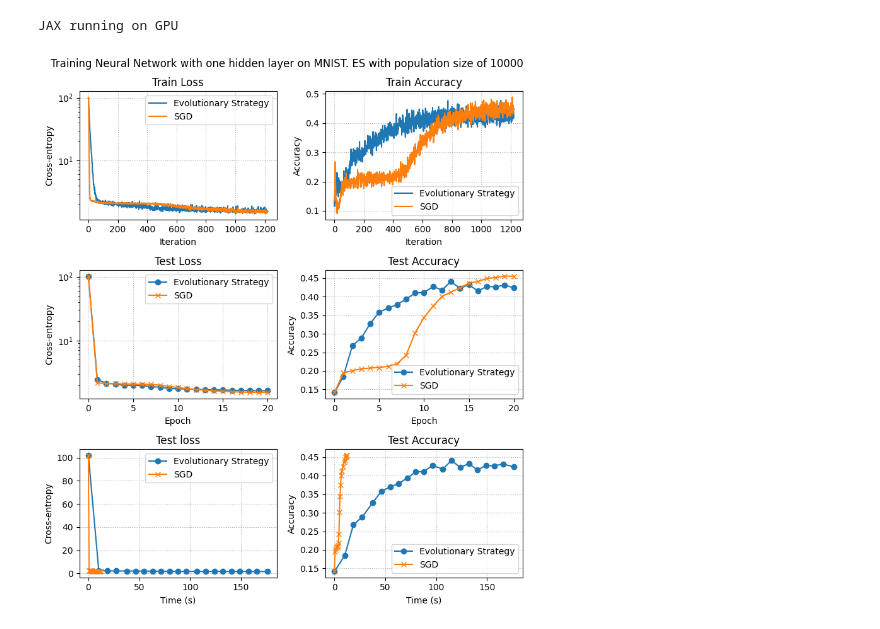
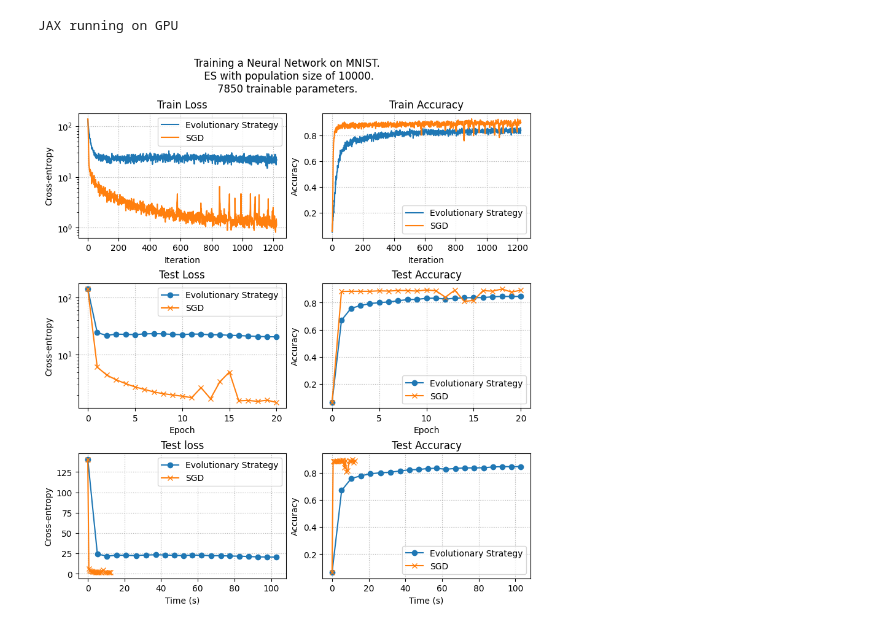
Before and after one commit to MerkulovDaniil/optim, a Jupyter notebook: assets/Notebooks/NN_ES.ipynb, the cells around one changed output. Drawn from its saved outputs; the diff is of its cells as text; code cells hidden in the pictures.

```diff
--- a/assets/Notebooks/NN_ES.ipynb
+++ b/assets/Notebooks/NN_ES.ipynb
@@ -38,7 +38,7 @@ test_loader_batched = test_loader.batch(BATCH_SIZE, drop_remainder=True)
 
 class MLP(nn.Module):
     """A simple multilayer perceptron model for image classification."""
-    hidden_sizes: Sequence[int] = (20,)
+    hidden_sizes: Sequence[int] = ()
 
     @nn.compact
     def __call__(self, x):
@@ -46,7 +46,7 @@ class MLP(nn.Module):
         x = x.reshape((x.shape[0], -1))
         for size in self.hidden_sizes:
                 x = nn.Dense(features=size)(x)
-                x = nn.relu(x)
+                x = nn.elu(x)
         x = nn.Dense(features=NUM_CLASSES)(x)
         return x
 
@@ -183,7 +183,6 @@ for method in methods:
                 metrics[method]["Train accuracy"].append(train_acc)
 
             metrics[method]["Time"].append(time.time() - start_time)
-
             metrics = evaluate_model(params, metrics, method)
     elif method == "Evolutionary Strategy":
         params = init_params
@@ -203,7 +202,7 @@ for method in methods:
 # %% [output]
 JAX running on GPU
 # %%
-# Modifying the code to add different markers to the epoch graphs for each method
+from matplotlib import pyplot as plt
 
 # Creating a mosaic layout
 fig, axs = plt.subplot_mosaic([['A', 'C'],
@@ -248,33 +247,33 @@ for method in methods:
     axs['D'].plot(metrics[method]["Test accuracy"], label=method, marker=marker)
 axs['D'].set_title("Test Accuracy")
 axs['D'].set_xlabel("Epoch")
 axs['D'].set_ylabel("Accuracy")
 axs['D'].legend()
 axs['D'].grid(linestyle=":")
 
 # Train Epoch from Time
 for method in methods:
     marker = 'x' if method == "SGD" else 'o'  # 'x' for SGD, 'o' for ES
     axs['E'].plot(metrics[method]["Time"], metrics[method]["Test loss"], label=method, marker=marker)
 axs['E'].set_title("Test loss")
 axs['E'].set_xlabel("Time (s)")
 axs['E'].set_ylabel("Cross-entropy")
 axs['E'].legend()
 axs['E'].grid(linestyle=":")
 
 # Test Accuracy from Time
 for method in methods:
     marker = 'x' if method == "SGD" else 'o'  # 'x' for SGD, 'o' for ES
     axs['F'].plot(metrics[method]["Time"], metrics[method]["Test accuracy"], label=method, marker=marker)
 axs['F'].set_title("Test Accuracy")
 axs['F'].set_xlabel("Time (s)")
 axs['F'].set_ylabel("Accuracy")
 axs['F'].legend()
 axs['F'].grid(linestyle=":")
 
-plt.suptitle(f"Training Neural Network with one hidden layer on MNIST. ES with population size of {POPULATION_SIZE}")
-plt.tight_layout()
+plt.suptitle(f"Training a Neural Network on MNIST.\n ES with population size of {POPULATION_SIZE}.\n{sum(jnp.prod(jnp.array(param.shape)) for param in jax.tree_util.tree_leaves(params))} trainable parameters.")
+
 plt.savefig("ES_vs_SGD.svg")
 plt.show()
 # %% [output]
-[figure, old version]
+[figure, new version]
```
